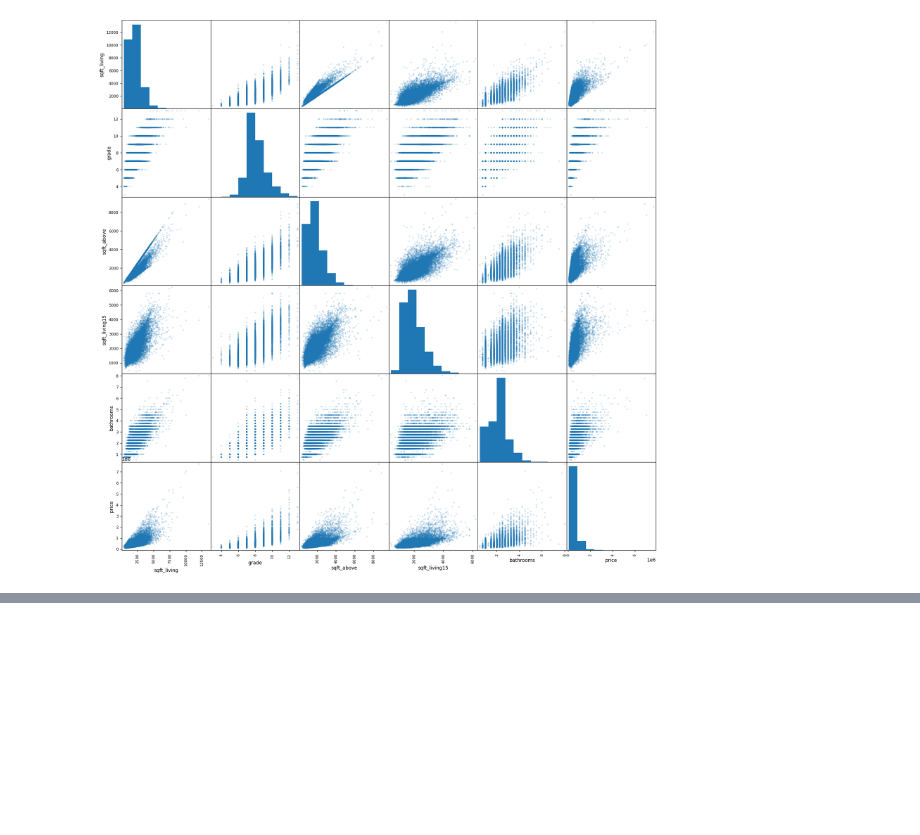
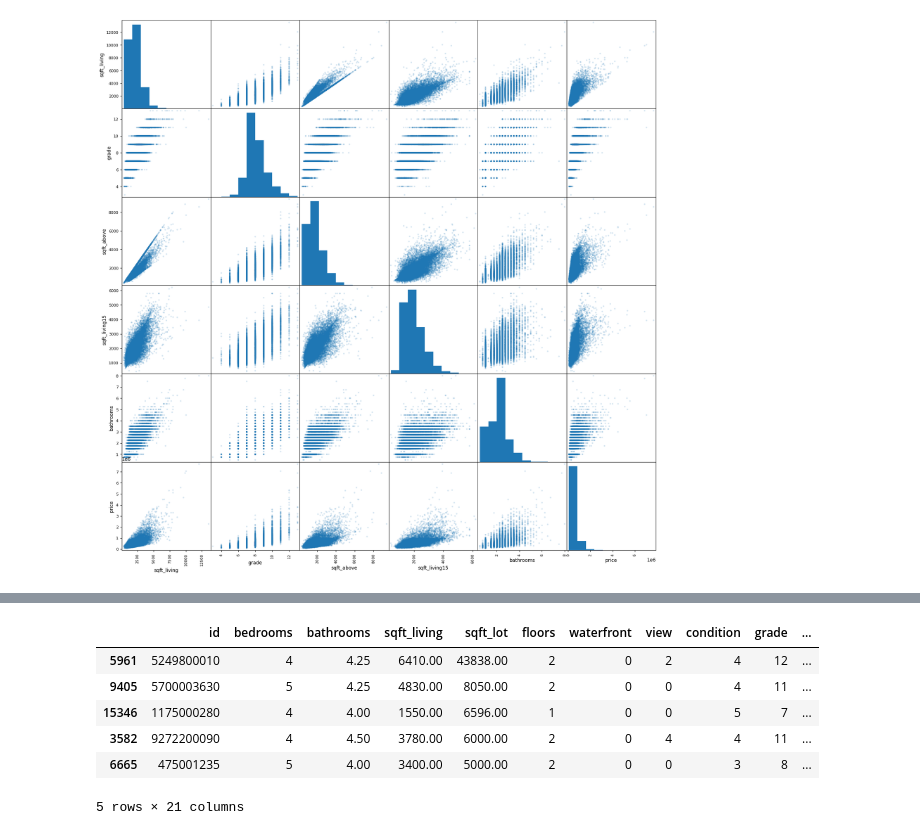
Before and after one commit to AlexDeWilde/ds-eda-project-template, a Jupyter notebook: 04_eda_Olena.ipynb, the cells around one changed output, grey strips where cells are left out. Cells and saved outputs as stored; diff of their text form; code cells hidden in the pictures; blank space fills up the shorter version.

```diff
--- a/04_eda_Olena.ipynb
+++ b/04_eda_Olena.ipynb
@@ -145,0 +172,48 @@ plt.show()
+# %%
+# Let's pick houses older than 1920 and form a dataframe with them
+
+df_historical = df[df['yr_built'] < 1920]
+df_historical.head()
+df_historical.describe()
+
+# WOW!! it's actually 1450 houses, a lot
+
+
+# And build a dataframe for Jacob's request
+
+df_proposal = df_historical[df_historical['waterfront'] == 0]
+df_proposal.head()
+df_proposal.shape[0]
+# That's just 1441 that are not waterfront, also shocking info. I thought proportion would be different
+
+
+df_proposal = df_proposal[df_proposal['bathrooms'] >= 4]
+df_proposal.head()
+df_proposal.shape[0]
+# After bathroom count filter we have 17 results
+
+
+# Checking for the size over 80000
+#df_proposal = df_proposal[df_proposal['sqft_lot'] >= 80000]
+
+# There is none for such request. So I'll just sort descending
+df_proposal = df_proposal.sort_values('sqft_lot', ascending=False)
+df_proposal.head(17)
+
+# Create a list of zipcodes filtered for golf course related request
+zipcodes_filtered = [98118,98144,98108,98107,98116,98126,98125,98065,98022,98010,98011,98005]
+
+# See where they overlap
+df_proposal = df_proposal[df_proposal['zipcode'].isin(zipcodes_filtered)]
+df_proposal.shape[0]
+df_proposal.head()
+
+# Got 5!
+# %% [output]
+|  | id | bedrooms | bathrooms | sqft_living | sqft_lot | floors | waterfront | view | condition | grade | ... |
+| 5961 | 5249800010 | 4 | 4.25 | 6410.00 | 43838.00 | 2 | 0 | 2 | 4 | 12 | ... |
+| 9405 | 5700003630 | 5 | 4.25 | 4830.00 | 8050.00 | 2 | 0 | 0 | 4 | 11 | ... |
+| 15346 | 1175000280 | 4 | 4.00 | 1550.00 | 6596.00 | 1 | 0 | 0 | 5 | 7 | ... |
+| 3582 | 9272200090 | 4 | 4.50 | 3780.00 | 6000.00 | 2 | 0 | 4 | 4 | 11 | ... |
+| 6665 | 475001235 | 5 | 4.00 | 3400.00 | 5000.00 | 2 | 0 | 0 | 3 | 8 | ... |
+5 rows × 21 columns
```
Also changed, not shown: parts of 4 cells of this notebook.
